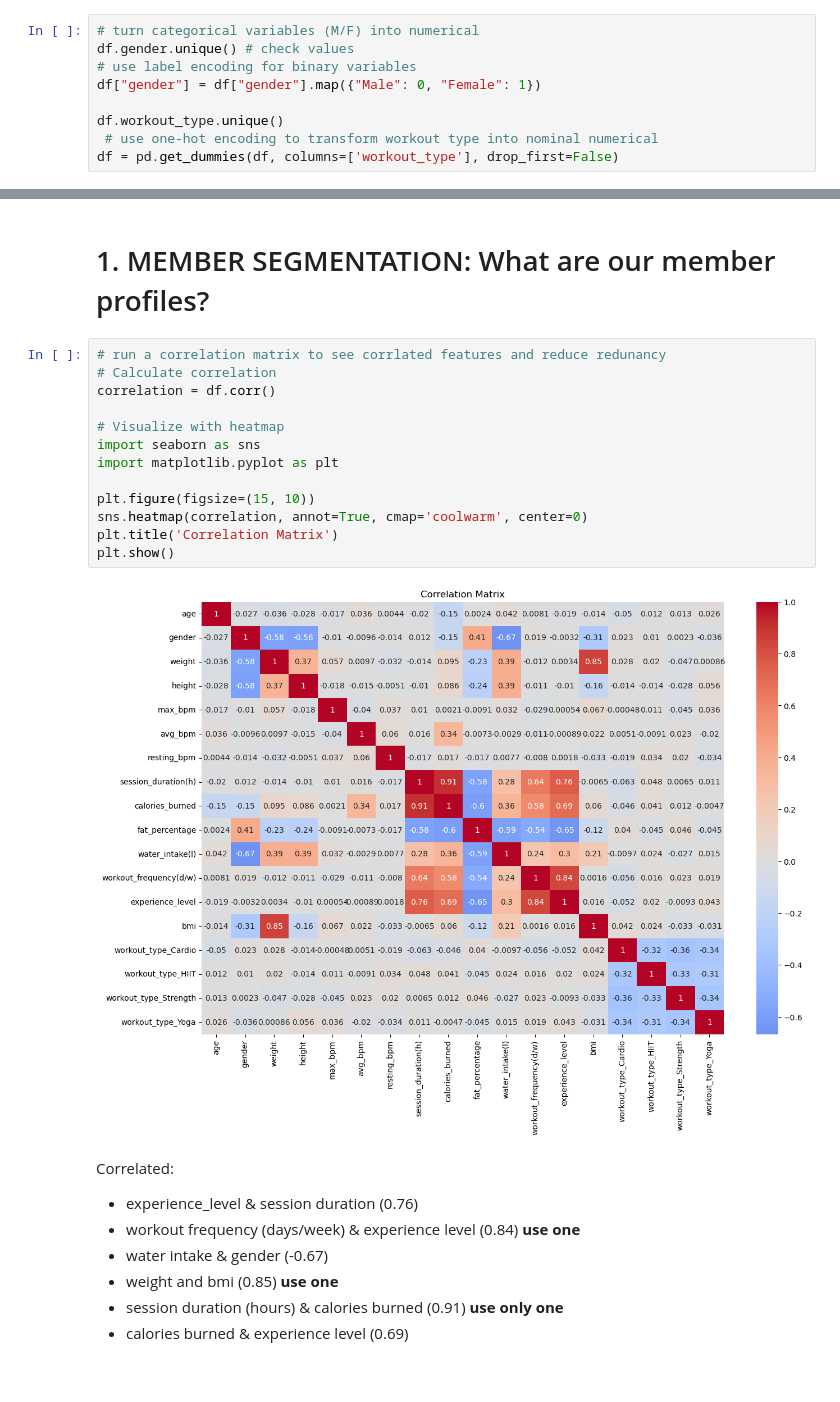
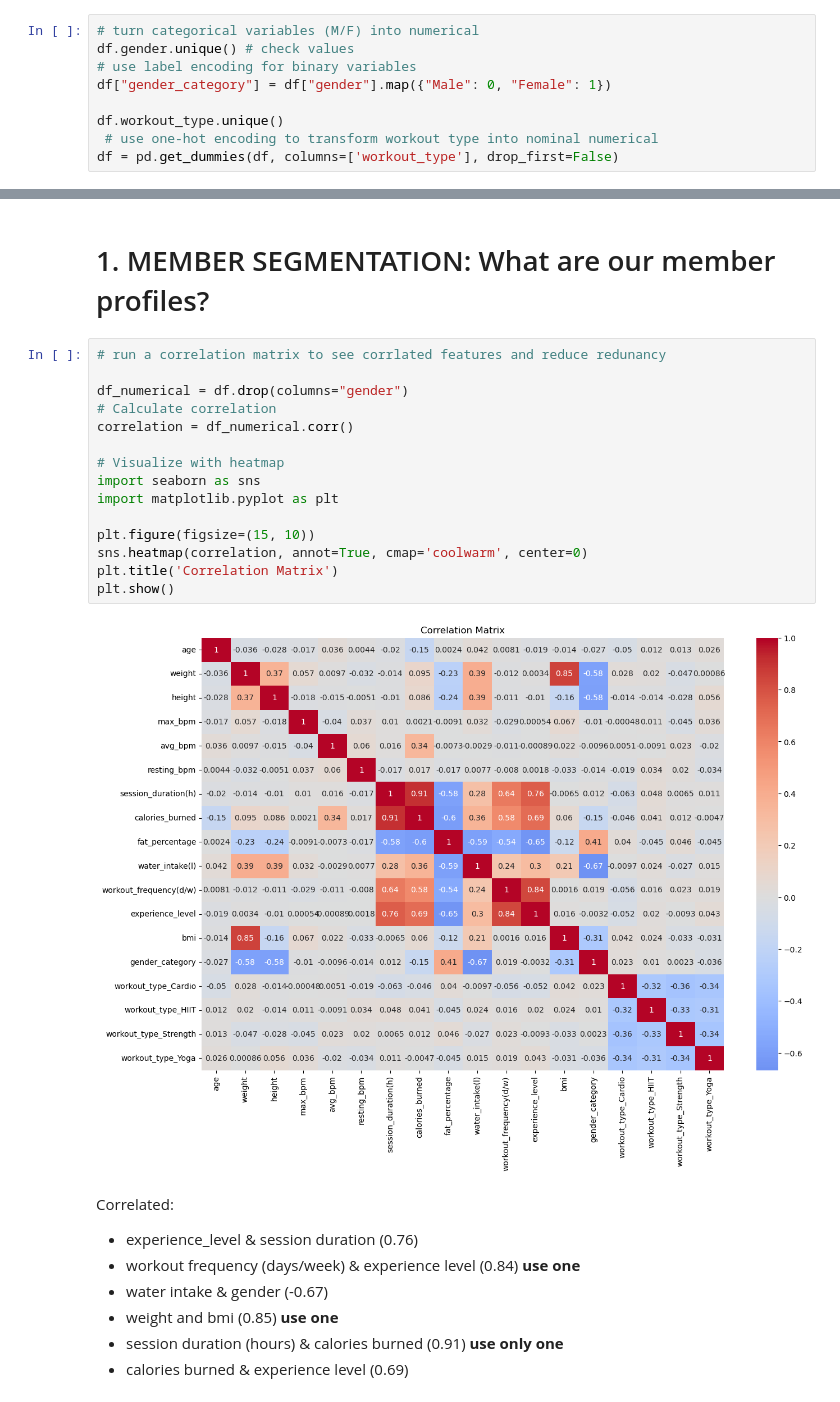
Before and after one commit to chandlershortlidge/gym-fitness-analysis-project, a Jupyter notebook: notebooks/explore.ipynb, the cells around one changed output, grey strips where cells are left out. Drawn from its saved outputs; the diff is of its cells as text.

Commit message:
updated gender column

```diff
--- a/notebooks/explore.ipynb
+++ b/notebooks/explore.ipynb
@@ -65,7 +65,7 @@ df.head()
 # turn categorical variables (M/F) into numerical
 df.gender.unique() # check values
 # use label encoding for binary variables
-df["gender"] = df["gender"].map({"Male": 0, "Female": 1})
+df["gender_category"] = df["gender"].map({"Male": 0, "Female": 1})
 
 df.workout_type.unique()
  # use one-hot encoding to transform workout type into nominal numerical
@@ -102,19 +102,21 @@ memory usage: 110.3 KB
 # 1. MEMBER SEGMENTATION: What are our member profiles?
 # %%
 # run a correlation matrix to see corrlated features and reduce redunancy
+
+df_numerical = df.drop(columns="gender")
 # Calculate correlation
-correlation = df.corr()
+correlation = df_numerical.corr()
 
 # Visualize with heatmap
 import seaborn as sns
 import matplotlib.pyplot as plt
 
 plt.figure(figsize=(15, 10))
 sns.heatmap(correlation, annot=True, cmap='coolwarm', center=0)
 plt.title('Correlation Matrix')
 plt.show()
 # %% [output]
-[figure, old version]
+[figure, new version]
 # %% [markdown]
 Correlated:
 - experience_level & session duration (0.76)
```
Also changed, not shown: parts of 10 cells of this notebook, 1 other file.
